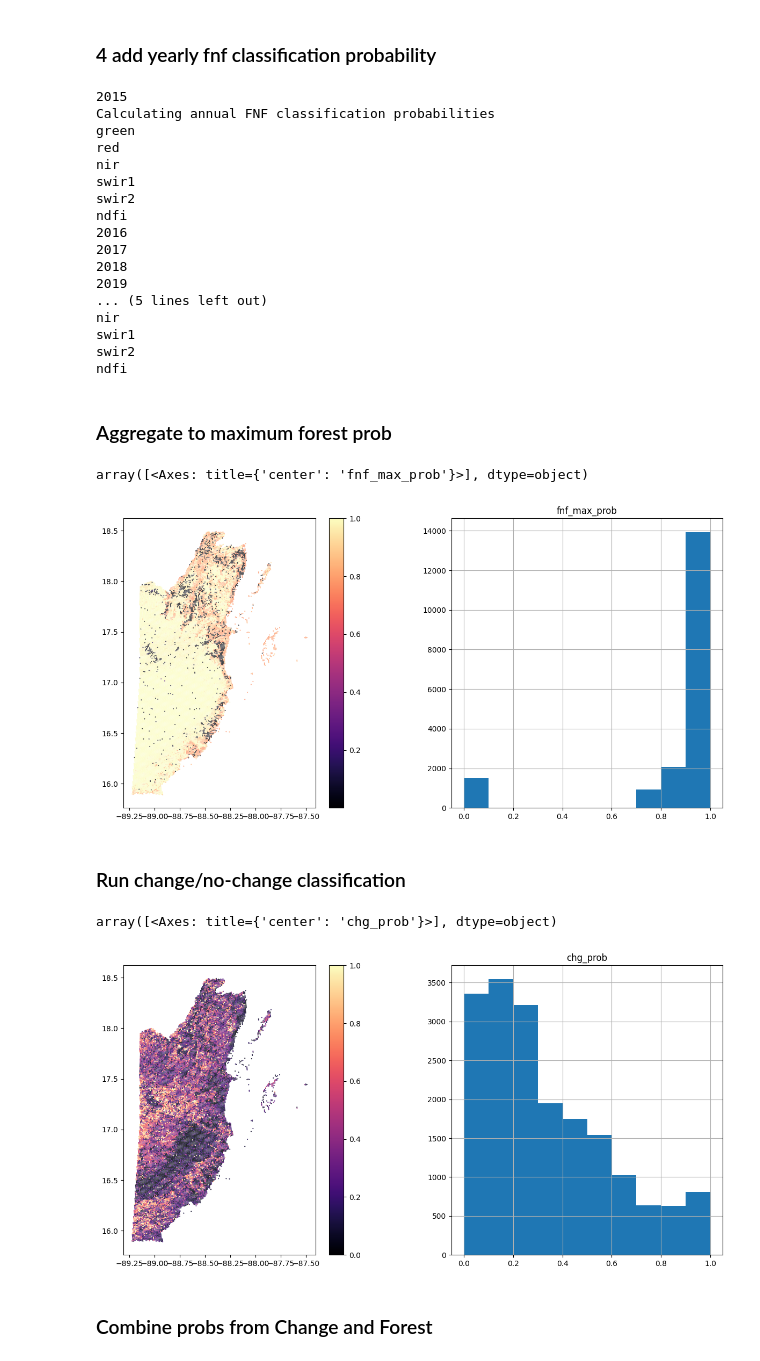
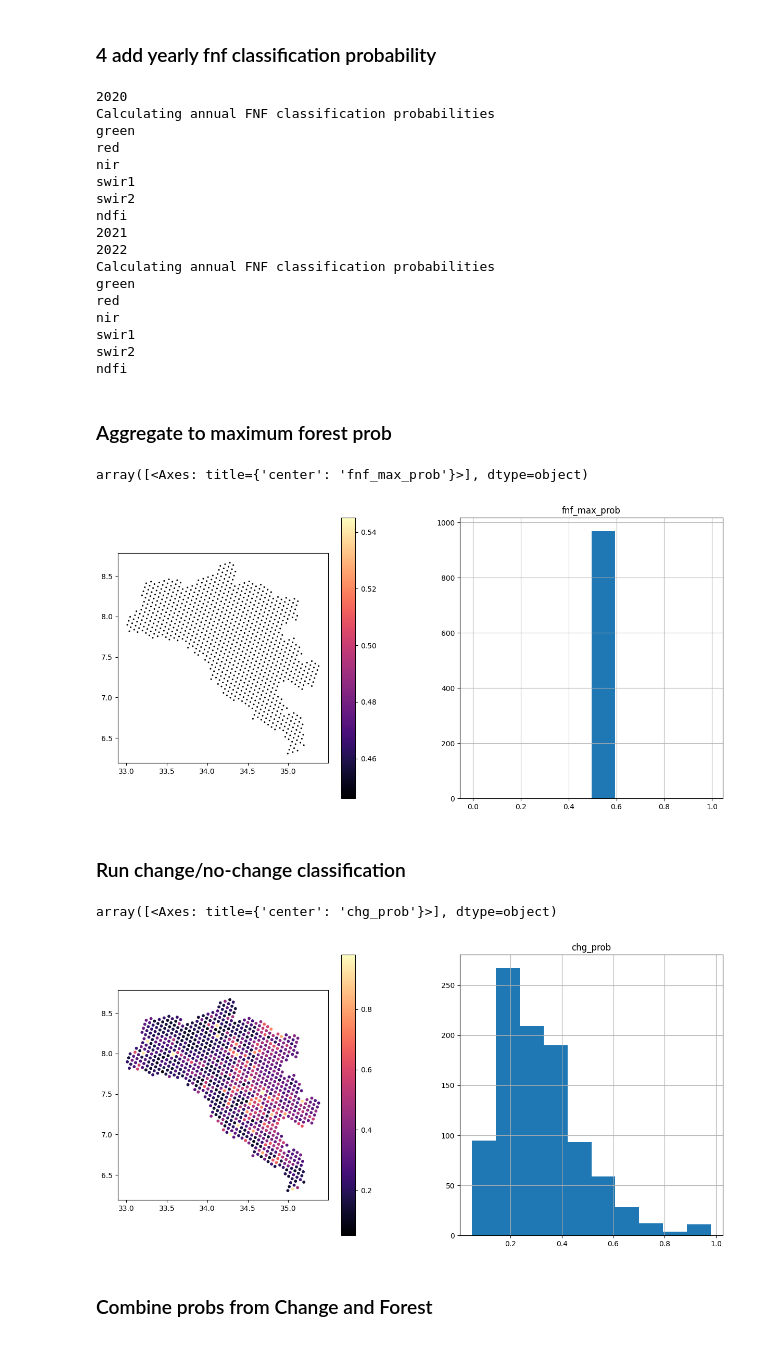
Before and after one commit to sepal-contrib/eSBAE_notebooks, a Jupyter notebook: 05b_supervised_subsampling_global_data.ipynb, the cells around one changed output. Drawn from its saved outputs; the diff is of its cells as text; code cells hidden in the pictures.

Commit message:
fake push for updating sepal

```diff
--- a/05b_supervised_subsampling_global_data.ipynb
+++ b/05b_supervised_subsampling_global_data.ipynb
@@ -49,8 +51,7 @@ esbae.subsample(sampling_type='space_filling_curve')
 #### the enxt cell needs to be replaced, i.e withoyur file and cols to classify might differ
 # %%
 # this is loading and merging my change and time-series dataframe
-files = Path('/home/sepal-user/module_results/esbae/Belize_MRV/04_Data_Augmentation/Landsat/').glob('*geojson')
-#files = Path('/home/sepal-user/module_results/esbae/Oromia_MRV/04_Data_Augmentation/Landsat/').glob('*geojson')
+files = Path('/home/sepal-user/module_results/esbae/Gambela_MRV/04_Data_Augmentation/Landsat/').glob('*geojson')
 files = [[str(file), False] for file in files]
 result = py_helpers.run_in_parallel(
     py_helpers.geojson_to_gdf,
@@ -61,5 +62,5 @@ result = py_helpers.run_in_parallel(
 cdf = pd.concat(result)
 
 # define a start and end year
-start_year = '2015'
-end_year = '2021'
+start_year = '2020'
+end_year = '2022'
@@ -101,7 +148,7 @@ for year in range(int(start_year), int(end_year)+1):
 
         cdf[f'fnf_prob_{year}'] = clf.binary_probability_classification(to_class, 'FNF', outlier=True, bayes=True)
 # %% [output]
-2015
+2020
 Calculating annual FNF classification probabilities
 green
 red
@@ -109,11 +156,11 @@ nir
 swir1
 swir2
 ndfi
-2016
-2017
-2018
-2019
-... (5 lines left out)
+2021
+2022
+Calculating annual FNF classification probabilities
+green
+red
 nir
 swir1
 swir2
@@ -129,32 +176,34 @@ cdf['geometry'] = cdf.geometry.centroid
 # %%
 fig, ax = plt.subplots(1,2, figsize=(15,7))
 
-cdf.plot('fnf_max_prob', markersize=0.15, ax=ax[0], legend=True, cmap='magma')
+cdf.plot('fnf_max_prob', markersize=1.5, ax=ax[0], legend=True, cmap='magma')
 cdf.hist('fnf_max_prob', ax=ax[1])
 # %% [output]
 array([<Axes: title={'center': 'fnf_max_prob'}>], dtype=object)
-[figure, old version]
+[figure, new version]
 # %% [markdown]
 ### Run change/no-change classification
 # %%
 # predictors used change/nochange classification
 cols_to_classify = [
-    'gfc_tc00', 'mon_images',
-    'bfast_magnitude', 'bfast_means',
+    'gfc_tc00', #'mon_images',
+    'bfast_magnitude', #'bfast_means',
     'cusum_confidence', 'cusum_magnitude',
     'ndfi_mean', 'ndfi_sd', 'ndfi_min', 'ndfi_max',
-    'swir2_mean', 'swir2_sd', 'swir2_min', 'swir2_max',
-    'swir1_mean', 'swir1_sd', 'swir1_min', 'swir1_max',
-    'nir_mean', 'nir_sd', 'nir_min', 'nir_max',
-    'red_mean', 'red_sd', 'red_min', 'red_max',
-    'greenness_mean', 'greenness_sd', 'greenness_min', 'greenness_max',
+    #'swir2_mean', 'swir2_sd', 'swir2_min', 'swir2_max',
+    #'swir1_mean', 'swir1_sd', 'swir1_min', 'swir1_max',
+    #'nir_mean', 'nir_sd', 'nir_min', 'nir_max',
+    #'red_mean', 'red_sd', 'red_min', 'red_max',
+
     'bs_slope_mean', 'bs_slope_sd',
-    'bs_slope_max', 'bs_slope_min', 'ewma_jrc_date', 'ewma_jrc_change',
-    'ewma_jrc_magnitude', 'mosum_jrc_change',
-    'mosum_jrc_magnitude','cusum_jrc_change',
-    'cusum_jrc_magnitude', 'ccdc_magnitude', 'aspect',
-    'dw_class_mode', 'dw_tree_prob__max', 'dw_tree_prob__min',
-    'dw_tree_prob__stdDev', 'dw_tree_prob_mean', 'elevation',
+    'bs_slope_max', 'bs_slope_min',
+    #'ewma_jrc_date', 'ewma_jrc_change',
+    'ewma_jrc_magnitude', #'mosum_jrc_change',
+    'mosum_jrc_magnitude',#'cusum_jrc_change',
+    'cusum_jrc_magnitude', 'ccdc_magnitude', #'aspect',
+    #'dw_class_mode', 'dw_tree_prob__max',
+    'dw_tree_prob__min',
+    #'dw_tree_prob__stdDev', 'dw_tree_prob_mean', 'elevation',
     #'fnf_max_prob'
 ]
 
@@ -162,11 +211,11 @@ cdf['chg_prob'] = clf.binary_probability_classification(cdf, 'CNC', cols_to_clas
 # %%
 fig, ax = plt.subplots(1,2, figsize=(15,7))
 
-cdf.plot('chg_prob', markersize=0.25, ax=ax[0], legend=True, cmap='magma')
+cdf.plot('chg_prob', markersize=10.25, ax=ax[0], legend=True, cmap='magma')
 cdf.hist('chg_prob', ax=ax[1])
 # %% [output]
 array([<Axes: title={'center': 'chg_prob'}>], dtype=object)
-[figure, old version]
+[figure, new version]
 # %% [markdown]
 ### Combine probs from Change and Forest
 # %%
```
Also changed, not shown: parts of 8 cells of this notebook, 1 other file.
